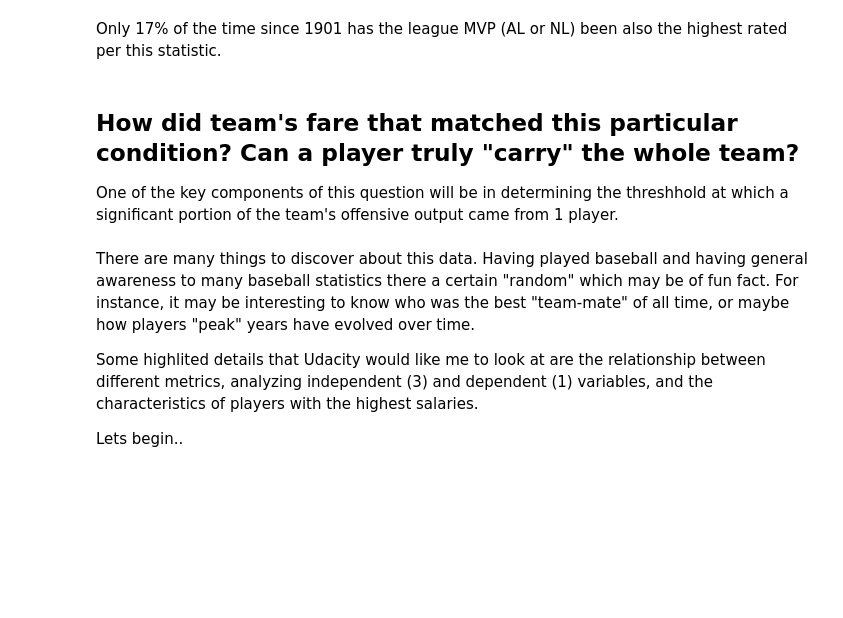
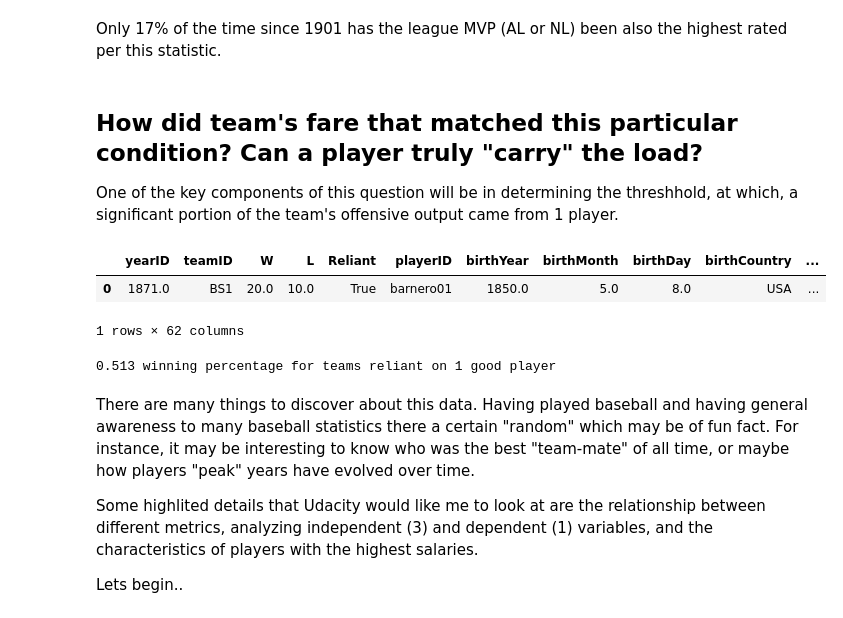
Before and after one commit to garrettbusch15/P2-Baseball-Analysis-Project, a Jupyter notebook: P2 Project Baseball.ipynb, the cells around one changed output. Saved outputs shown, nothing was run; the diff lists cells and outputs as text; code cells hidden in the pictures; blank space fills up the shorter version.

```diff
--- a/P2 Project Baseball.ipynb
+++ b/P2 Project Baseball.ipynb
@@ -56,7 +56,7 @@ Now read the data in.
 # Shift-Tab to see paramters/help for function
 fileMaster = pd.read_csv(GHreposit + subfolder + 'Master.csv')
 fileBatting = pd.read_csv(GHreposit + subfolder + 'Batting.csv')
-fileAppearance = pd.read_csv(GHreposit + subfolder + 'Appearances.csv')
+fileTeam = pd.read_csv(GHreposit + subfolder + 'Teams.csv')
 fileSalaries = pd.read_csv(GHreposit + subfolder + 'Salaries.csv')
 fileHOF = pd.read_csv(GHreposit + subfolder + 'HallOfFame.csv')
 fileAwards = pd.read_csv(GHreposit + subfolder + 'AwardsPlayers.csv')
@@ -412,6 +432,6 @@ round(question3['MVP'].sum() / len(question3.index),3)
 # %% [markdown]
 Only 17% of the time since 1901 has the league MVP (AL or NL) been also the highest rated per this statistic.
 # %% [markdown]
-## How did team's fare that matched this particular condition? Can a player truly "carry" the whole team?
+## How did team's fare that matched this particular condition? Can a player truly "carry" the load?
 
-One of the key components of this question will be in determining the threshhold at which a significant portion of the team's offensive output came from 1 player.
+One of the key components of this question will be in determining the threshhold, at which, a significant portion of the team's offensive output came from 1 player.
@@ -420,3 +438,18 @@ master_player_team.query('MVP == "TRUE"')
+# %%
+decision_point = .13
+fileTeam['Reliant'] = fileTeam.apply(lambda row: True if master_player_team.loc[(row['yearID'] == master_player_team.yearID) & (row['teamID'] == master_player_team.teamID),'%_team_OPS+'].max() > decision_point else False, axis=1)
+# %%
+master_player_team = pd.merge(fileTeam.loc[:,['yearID','teamID','W','L','Reliant']], master_player_team, on=['yearID', 'teamID'], how='outer')
+master_player_team.head(1)
+# %% [output]
+|  | yearID | teamID | W | L | Reliant | playerID | birthYear | birthMonth | birthDay | birthCountry | ... |
+| 0 | 1871.0 | BS1 | 20.0 | 10.0 | True | barnero01 | 1850.0 | 5.0 | 8.0 | USA | ... |
+1 rows × 62 columns
+# %%
+df_temp = master_player_team[(master_player_team.yearID > 1901)].groupby(['Reliant','teamID','yearID']).mean()[['W','L']]
+print(str(round(df_temp.query('Reliant == True').sum()['W'] / (df_temp.query('Reliant == True').sum()['W'] + df_temp.query('Reliant == True').sum()['L']),3)) + ' winning percentage for teams reliant on 1 good player')
+# %% [output]
+0.513 winning percentage for teams reliant on 1 good player
 # %% [markdown]
 There are many things to discover about this data. Having played baseball and having general awareness to many baseball statistics there a certain "random" which may be of fun fact. For instance, it may be interesting to know who was the best "team-mate" of all time, or maybe how players "peak" years have evolved over time.
 
```
Also changed, not shown: parts of 9 cells of this notebook.
